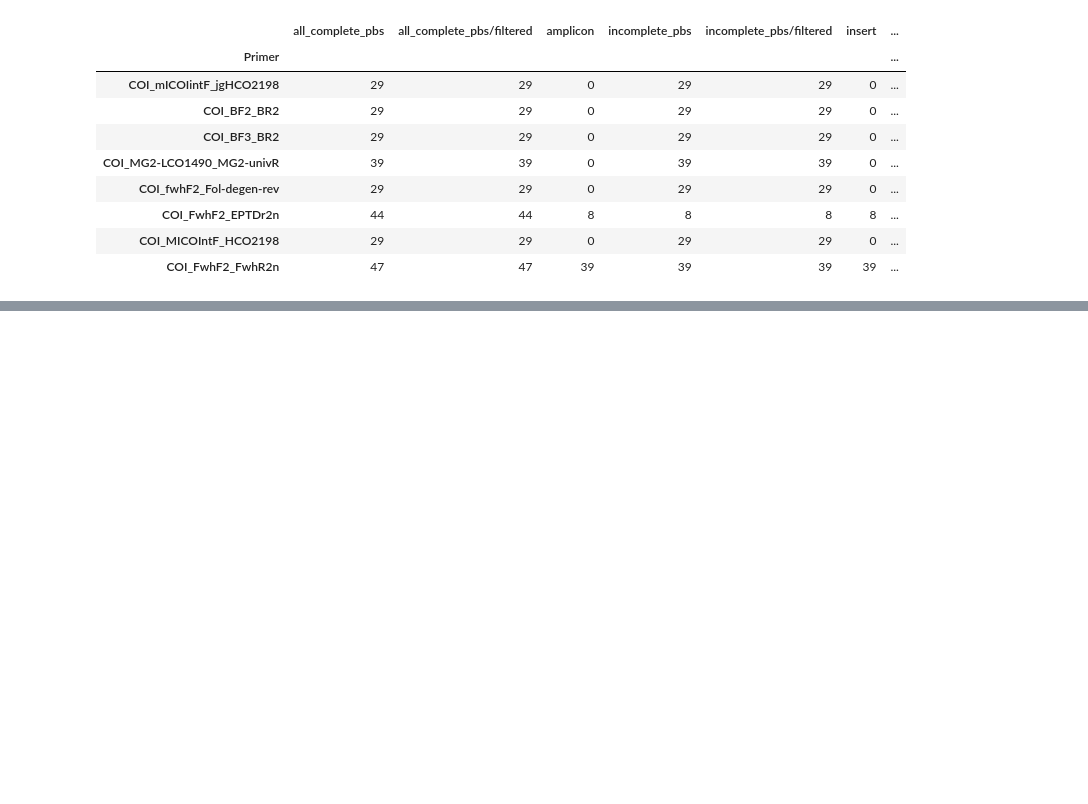
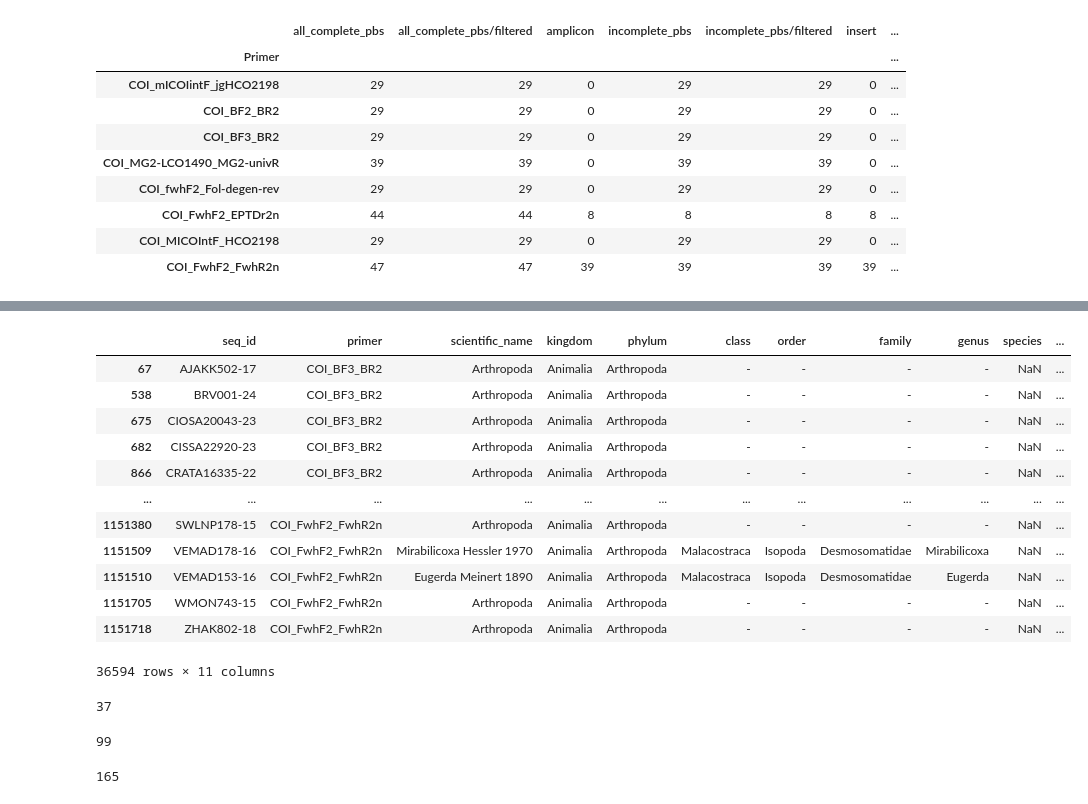
Before and after one commit to CIBIO-BU/mozaiko, a Jupyter notebook: draft.ipynb, the cells around one changed output, grey strips where cells are left out. Saved outputs shown, nothing was run; the diff lists cells and outputs as text; code cells hidden in the pictures; blank space fills up the shorter version.

```diff
--- a/draft.ipynb
+++ b/draft.ipynb
@@ -970,0 +1049,18 @@ df_counts
+# %%
+# Select the rows which are present in test_pga but not in prev_pga
+new_rows = test_pga[~test_pga['seq_id'].isin(prev_pga['seq_id'])]
+new_rows
+# %% [output]
+|  | seq_id | primer | scientific_name | kingdom | phylum | class | order | family | genus | species | ... |
+| 67 | AJAKK502-17 | COI_BF3_BR2 | Arthropoda | Animalia | Arthropoda | - | - | - | - | NaN | ... |
+| 538 | BRV001-24 | COI_BF3_BR2 | Arthropoda | Animalia | Arthropoda | - | - | - | - | NaN | ... |
+| 675 | CIOSA20043-23 | COI_BF3_BR2 | Arthropoda | Animalia | Arthropoda | - | - | - | - | NaN | ... |
+| 682 | CISSA22920-23 | COI_BF3_BR2 | Arthropoda | Animalia | Arthropoda | - | - | - | - | NaN | ... |
+| 866 | CRATA16335-22 | COI_BF3_BR2 | Arthropoda | Animalia | Arthropoda | - | - | - | - | NaN | ... |
+| ... | ... | ... | ... | ... | ... | ... | ... | ... | ... | ... | ... |
+| 1151380 | SWLNP178-15 | COI_FwhF2_FwhR2n | Arthropoda | Animalia | Arthropoda | - | - | - | - | NaN | ... |
+| 1151509 | VEMAD178-16 | COI_FwhF2_FwhR2n | Mirabilicoxa Hessler 1970 | Animalia | Arthropoda | Malacostraca | Isopoda | Desmosomatidae | Mirabilicoxa | NaN | ... |
+| 1151510 | VEMAD153-16 | COI_FwhF2_FwhR2n | Eugerda Meinert 1890 | Animalia | Arthropoda | Malacostraca | Isopoda | Desmosomatidae | Eugerda | NaN | ... |
+| 1151705 | WMON743-15 | COI_FwhF2_FwhR2n | Arthropoda | Animalia | Arthropoda | - | - | - | - | NaN | ... |
+| 1151718 | ZHAK802-18 | COI_FwhF2_FwhR2n | Arthropoda | Animalia | Arthropoda | - | - | - | - | NaN | ... |
+36594 rows × 11 columns
@@ -970,0 +1080,12 @@ df_counts
+# %%
+len(new_families)
+# %% [output]
+37
+# %%
+len(new_genera)
+# %% [output]
+99
+# %%
+len(new_species)
+# %% [output]
+165
```
Also changed, not shown: parts of 10 cells of this notebook, 5 other files.
